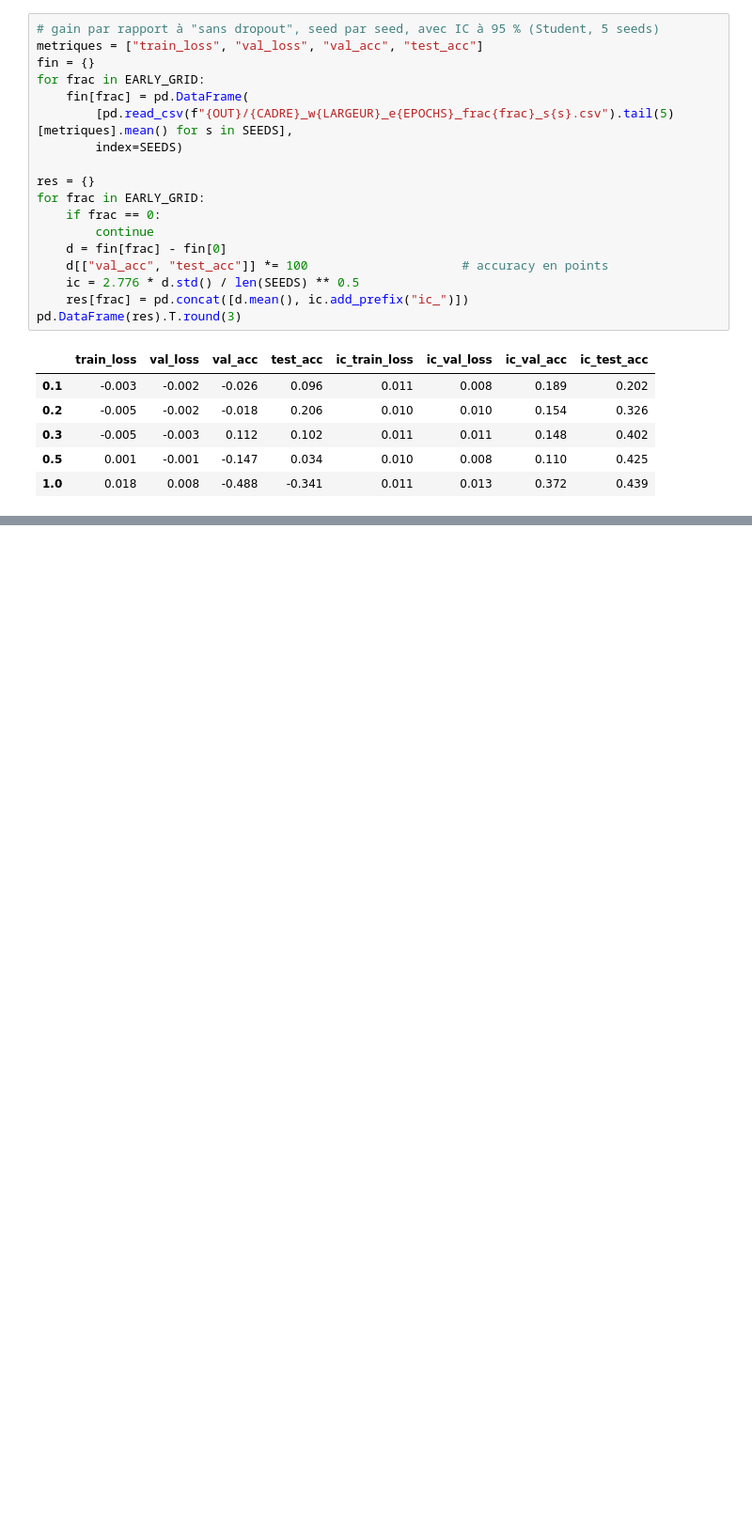
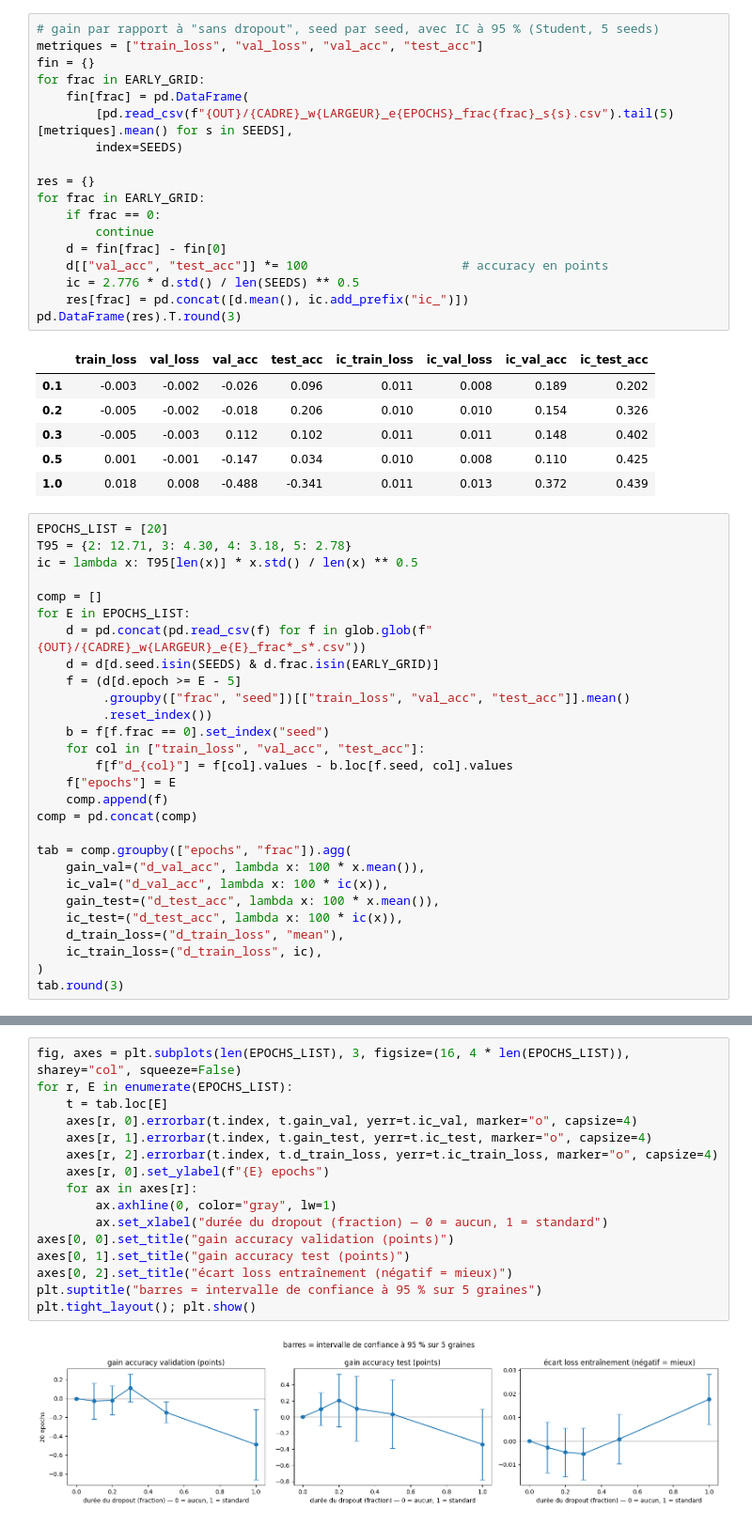
Before and after one commit to Felix-prjcts/early-dropout-study, a Jupyter notebook: cnn_fmnist.ipynb, the cells around one changed output, grey strips where cells are left out. Shown at 94% size. Drawn from its saved outputs; the diff is of its cells as text; blank space fills up the shorter version.

```diff
--- a/cnn_fmnist.ipynb
+++ b/cnn_fmnist.ipynb
@@ -200,3 +156,31 @@ pd.DataFrame(res).T.round(3)
 | 0.3 | -0.005 | -0.003 | 0.112 | 0.102 | 0.011 | 0.011 | 0.148 | 0.402 |
 | 0.5 | 0.001 | -0.001 | -0.147 | 0.034 | 0.010 | 0.008 | 0.110 | 0.425 |
 | 1.0 | 0.018 | 0.008 | -0.488 | -0.341 | 0.011 | 0.013 | 0.372 | 0.439 |
+# %%
+EPOCHS_LIST = [20]
+T95 = {2: 12.71, 3: 4.30, 4: 3.18, 5: 2.78}
+ic = lambda x: T95[len(x)] * x.std() / len(x) ** 0.5
+
+comp = []
+for E in EPOCHS_LIST:
+    d = pd.concat(pd.read_csv(f) for f in glob.glob(f"{OUT}/{CADRE}_w{LARGEUR}_e{E}_frac*_s*.csv"))
+    d = d[d.seed.isin(SEEDS) & d.frac.isin(EARLY_GRID)]
+    f = (d[d.epoch >= E - 5]
+         .groupby(["frac", "seed"])[["train_loss", "val_acc", "test_acc"]].mean()
+         .reset_index())
+    b = f[f.frac == 0].set_index("seed")
+    for col in ["train_loss", "val_acc", "test_acc"]:
+        f[f"d_{col}"] = f[col].values - b.loc[f.seed, col].values
+    f["epochs"] = E
+    comp.append(f)
+comp = pd.concat(comp)
+
+tab = comp.groupby(["epochs", "frac"]).agg(
+    gain_val=("d_val_acc", lambda x: 100 * x.mean()),
+    ic_val=("d_val_acc", lambda x: 100 * ic(x)),
+    gain_test=("d_test_acc", lambda x: 100 * x.mean()),
+    ic_test=("d_test_acc", lambda x: 100 * ic(x)),
+    d_train_loss=("d_train_loss", "mean"),
+    ic_train_loss=("d_train_loss", ic),
+)
+tab.round(3)
@@ -203 +196,19 @@ pd.DataFrame(res).T.round(3)
+# %%
+fig, axes = plt.subplots(len(EPOCHS_LIST), 3, figsize=(16, 4 * len(EPOCHS_LIST)), sharey="col", squeeze=False)
+for r, E in enumerate(EPOCHS_LIST):
+    t = tab.loc[E]
+    axes[r, 0].errorbar(t.index, t.gain_val, yerr=t.ic_val, marker="o", capsize=4)
+    axes[r, 1].errorbar(t.index, t.gain_test, yerr=t.ic_test, marker="o", capsize=4)
+    axes[r, 2].errorbar(t.index, t.d_train_loss, yerr=t.ic_train_loss, marker="o", capsize=4)
+    axes[r, 0].set_ylabel(f"{E} epochs")
+    for ax in axes[r]:
+        ax.axhline(0, color="gray", lw=1)
+        ax.set_xlabel("durée du dropout (fraction) — 0 = aucun, 1 = standard")
+axes[0, 0].set_title("gain accuracy validation (points)")
+axes[0, 1].set_title("gain accuracy test (points)")
+axes[0, 2].set_title("écart loss entraînement (négatif = mieux)")
+plt.suptitle("barres = intervalle de confiance à 95 % sur 5 graines")
+plt.tight_layout(); plt.show()
+# %% [output]
+[figure, added]
 # %%
```
Also changed, not shown: parts of 9 cells of this notebook.
